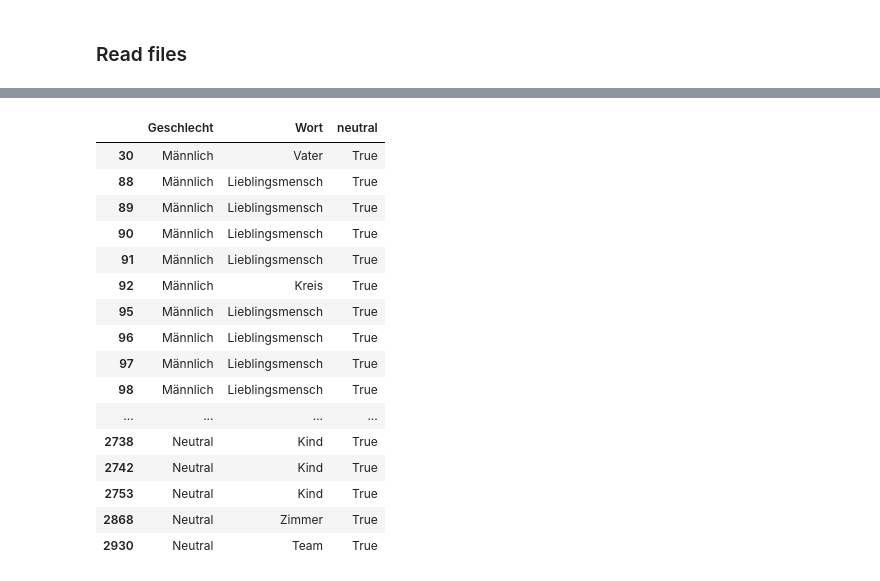
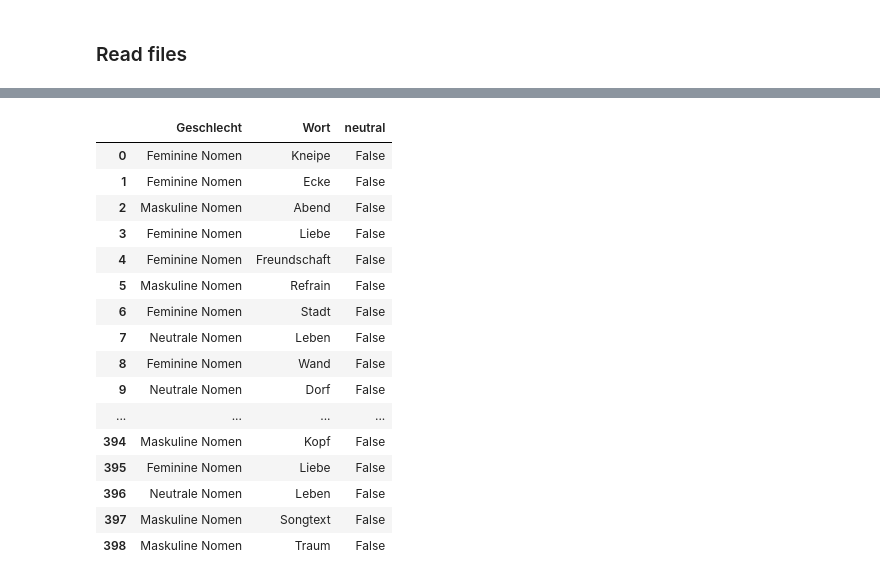
Before and after one commit to MGeisthoff/Fachpraktikum-Songtexte, a Jupyter notebook: NOTEBOOK.ipynb, the cells around one changed output, grey strips where cells are left out. Cells and saved outputs as stored; diff of their text form; code cells hidden in the pictures.

```diff
--- a/NOTEBOOK.ipynb
+++ b/NOTEBOOK.ipynb
@@ -75,3 +92,6 @@ for song_id in tqdm(range(len(songs_dict["Prototyp"]))):
+# %%
+lon_dict = {name: list_ for name, list_ in zip(songs_dict.keys(), list_of_nouns)}
+lop_dict = {name: list_ for name, list_ in zip(songs_dict.keys(), list_of_pronouns)}
 # %%
 print(f"{len(list_of_nouns)} nouns were found.")
 print(f"{len(list_of_pronouns)} pronouns were found.")
@@ -117,2 +144,5 @@ else:
+# %%
+with open("./Nomen.json", "r") as f:
+    json.load(f)
 # %% [markdown]
 Einzelne Json-Dateien für Nomen (m,w,n) erstellen.
@@ -119,17 +153,22 @@ Einzelne Json-Dateien für Nomen (m,w,n) erstellen.
 # %%
-nomen_m, nomen_w, nomen_n = [], [], []
+nomen_sortiert={}
+id=0
+for playlist in result_nomen.keys():
+    nomen_g={}
+    for word in tqdm(result_nomen[playlist]):
+        if result_nomen[playlist][word]["ARTIKEL"] == "der":
+            nomen_g[str(id)]= {"Maskuline Nomen": result_nomen[playlist][word]["WORT"]}
+            id +=1
+        elif result_nomen[playlist][word]["ARTIKEL"] == "die":
+            nomen_g[str(id)]={"Feminine Nomen": result_nomen[playlist][word]["WORT"]}
+            id +=1
+        elif result_nomen[playlist][word]["ARTIKEL"] == "das":
+            nomen_g[str(id)]={"Neutrale Nomen": result_nomen[playlist][word]["WORT"]}
+            id +=1
+        else:
+            pass
 
-for id in tqdm(result_nomen["Nomen"]):
-    if result_nomen["Nomen"][id]["ARTIKEL"] == "der":
-        nomen_m.append(result_nomen["Nomen"][id]["WORT"])
-    elif result_nomen["Nomen"][id]["ARTIKEL"] == "die":
-        nomen_w.append(result_nomen["Nomen"][id]["WORT"])
-    elif result_nomen["Nomen"][id]["ARTIKEL"] == "das":
-        nomen_n.append(result_nomen["Nomen"][id]["WORT"])
-    else:
-        pass
 
-nomen_sortiert = {"Männlich": nomen_m, "Weiblich": nomen_w, "Neutral": nomen_n}
-
+    nomen_sortiert[playlist]= nomen_g
 with open("Nomen_sortiert.json", "w") as fp:
     json.dump(nomen_sortiert, fp, indent=4)
@@ -326,11 +193,13 @@ with open("./Nomen_sortiert.json", "r") as f:
 # %%
 complete_df = pd.DataFrame(columns=["Geschlecht","Wort","neutral"])
 tmp = []
-for g in nomen_sortiert.keys(): # geschlecht
-    for w in nomen_sortiert[g]: # wort
+playlist='Prototyp'
+for id in nomen_sortiert[playlist].keys():
+    for g in nomen_sortiert[playlist][id].keys(): # geschlecht
+        w = nomen_sortiert[playlist][id][g] # wort
         is_gender_neutral = True if w in gender_neu else False
 
         complete_df.loc[len(complete_df)] = [g, w, is_gender_neutral]
-        tmp.append(w)
+        tmp.append(g)
 # %%
 freq = Counter(tmp)
@@ -360,20 +222,21 @@ pd.set_option("display.max_columns", None)
 # %%
 complete_df.loc[complete_df["neutral"] == True, :]
+complete_df
 # %% [output]
 |  | Geschlecht | Wort | neutral |
-| 30 | Männlich | Vater | True |
-| 88 | Männlich | Lieblingsmensch | True |
-| 89 | Männlich | Lieblingsmensch | True |
-| 90 | Männlich | Lieblingsmensch | True |
-| 91 | Männlich | Lieblingsmensch | True |
-| 92 | Männlich | Kreis | True |
-| 95 | Männlich | Lieblingsmensch | True |
-| 96 | Männlich | Lieblingsmensch | True |
-| 97 | Männlich | Lieblingsmensch | True |
-| 98 | Männlich | Lieblingsmensch | True |
+| 0 | Feminine Nomen | Kneipe | False |
+| 1 | Feminine Nomen | Ecke | False |
+| 2 | Maskuline Nomen | Abend | False |
+| 3 | Feminine Nomen | Liebe | False |
+| 4 | Feminine Nomen | Freundschaft | False |
+| 5 | Maskuline Nomen | Refrain | False |
+| 6 | Feminine Nomen | Stadt | False |
+| 7 | Neutrale Nomen | Leben | False |
+| 8 | Feminine Nomen | Wand | False |
+| 9 | Neutrale Nomen | Dorf | False |
 | ... | ... | ... | ... |
-| 2738 | Neutral | Kind | True |
-| 2742 | Neutral | Kind | True |
-| 2753 | Neutral | Kind | True |
-| 2868 | Neutral | Zimmer | True |
-| 2930 | Neutral | Team | True |
+| 394 | Maskuline Nomen | Kopf | False |
+| 395 | Feminine Nomen | Liebe | False |
+| 396 | Neutrale Nomen | Leben | False |
+| 397 | Maskuline Nomen | Songtext | False |
+| 398 | Maskuline Nomen | Traum | False |
```
Also changed, not shown: parts of 31 cells of this notebook, 27 other files.
